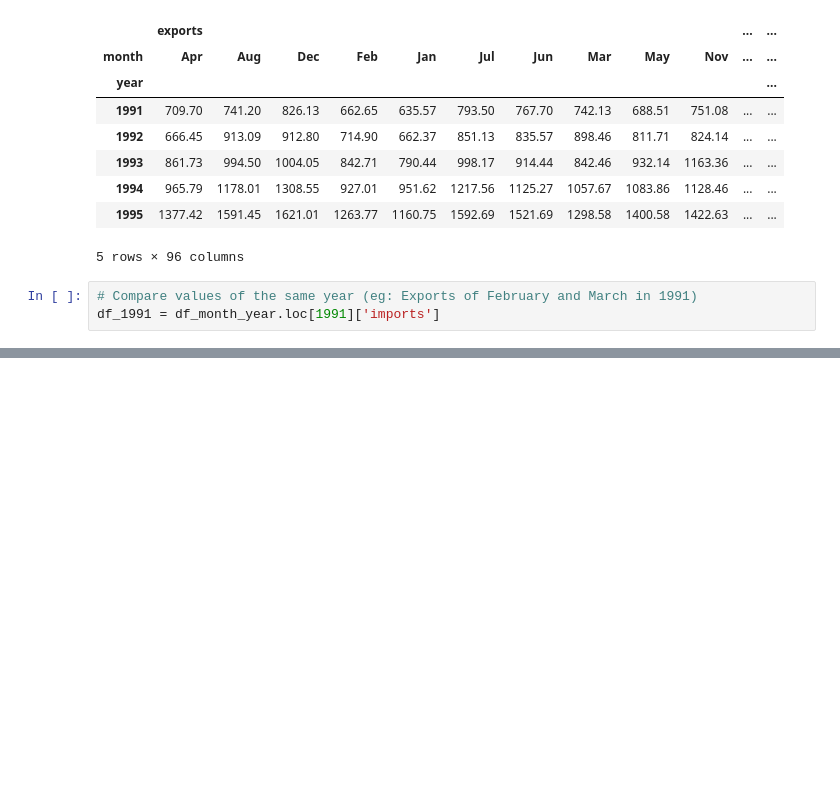
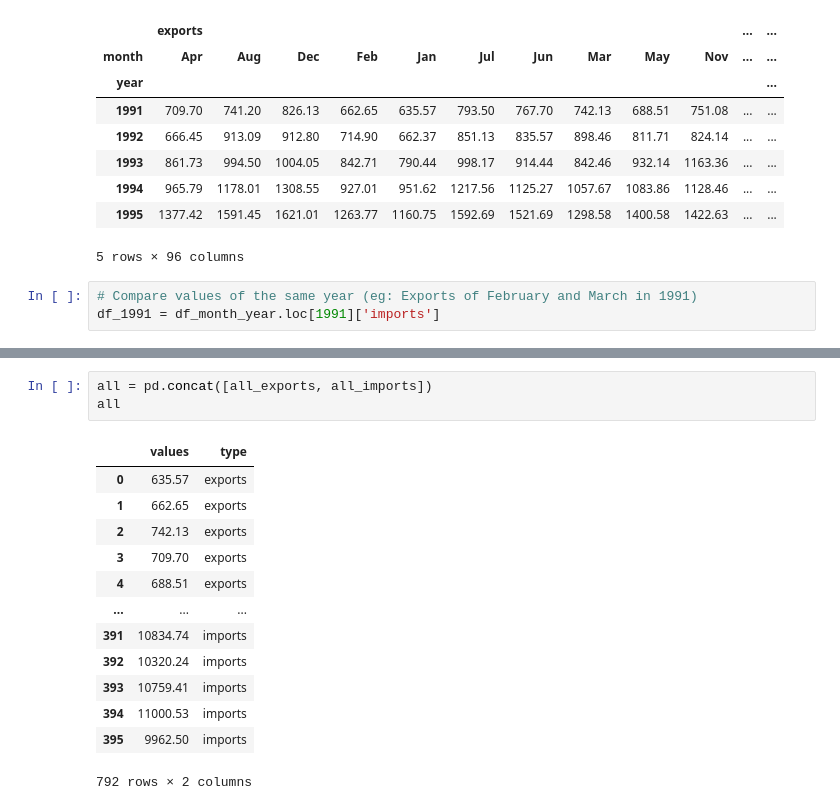
Before and after one commit to franthormel/shiny, a Jupyter notebook: ph-imts/test.ipynb, the cells around one changed output, grey strips where cells are left out. Drawn from its saved outputs; the diff is of its cells as text; blank space fills up the shorter version.

```diff
--- a/ph-imts/test.ipynb
+++ b/ph-imts/test.ipynb
@@ -75,0 +121,17 @@ df_1991 = df_month_year.loc[1991]['imports']
+# %%
+all = pd.concat([all_exports, all_imports])
+all
+# %% [output]
+|  | values | type |
+| 0 | 635.57 | exports |
+| 1 | 662.65 | exports |
+| 2 | 742.13 | exports |
+| 3 | 709.70 | exports |
+| 4 | 688.51 | exports |
+| ... | ... | ... |
+| 391 | 10834.74 | imports |
+| 392 | 10320.24 | imports |
+| 393 | 10759.41 | imports |
+| 394 | 11000.53 | imports |
+| 395 | 9962.50 | imports |
+792 rows × 2 columns
```
Also changed, not shown: parts of 5 cells of this notebook, 2 other files.
